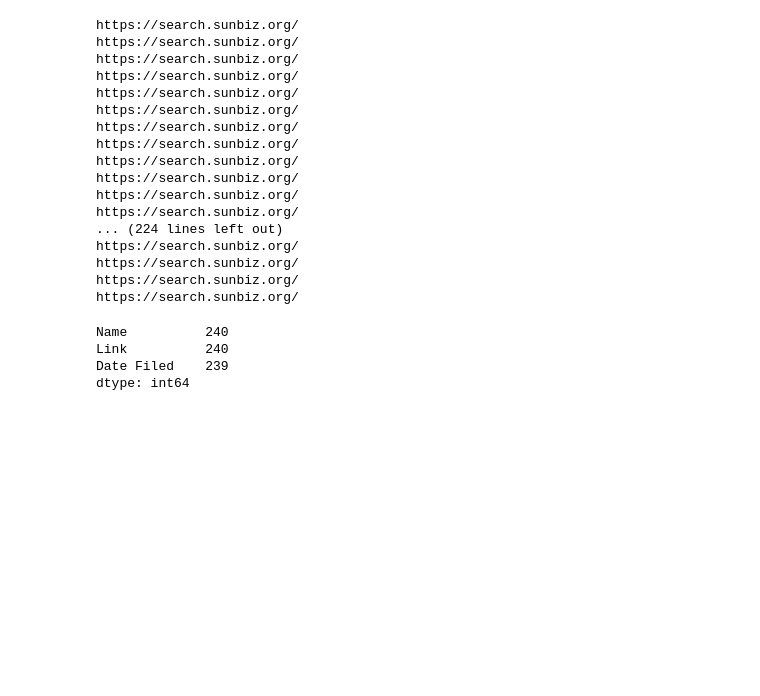
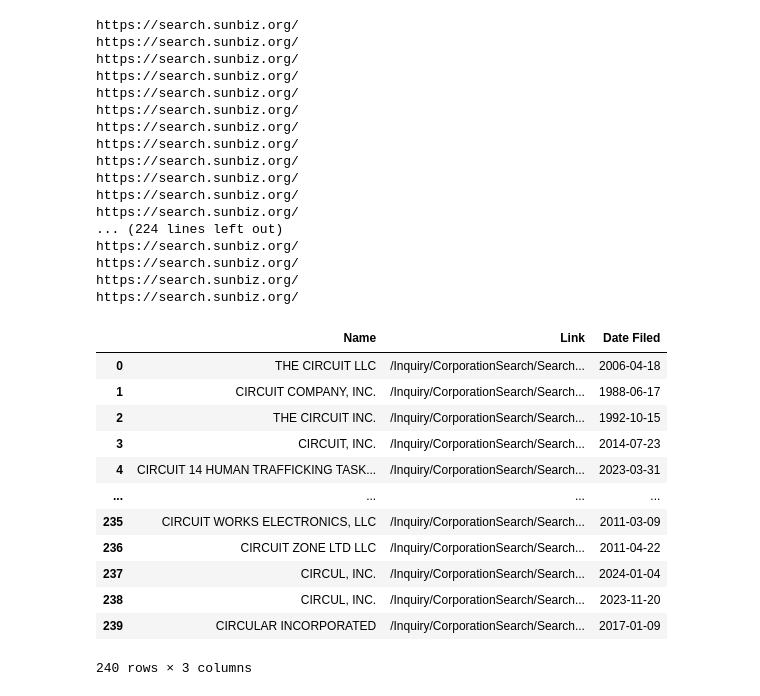
Before and after one commit to elee02/elpy, a Jupyter notebook: Py/upwork_comissions/data_filed.ipynb, the cells around one changed output. Saved outputs shown, nothing was run; the diff lists cells and outputs as text; code cells hidden in the pictures; blank space fills up the shorter version.

```diff
--- a/Py/upwork_comissions/data_filed.ipynb
+++ b/Py/upwork_comissions/data_filed.ipynb
@@ -194,9 +194,21 @@ https://search.sunbiz.org/
 https://search.sunbiz.org/
 # %%
 namelink_dt = pd.DataFrame(names_and_links, columns = ['Name', 'Link', 'Date Filed'])
-namelink_dt.count()
+# namelink_dt.to_csv('namelink_dt.csv', index = False)
-# %% [output]
-Name          240
-Link          240
-Date Filed    239
-dtype: int64
+# %%
+namelink_dt['Date Filed'] = pd.to_datetime(namelink_dt['Date Filed'])
+namelink_dt
+# %% [output]
+|  | Name | Link | Date Filed |
+| 0 | THE CIRCUIT LLC | /Inquiry/CorporationSearch/Search... | 2006-04-18 |
+| 1 | CIRCUIT COMPANY, INC. | /Inquiry/CorporationSearch/Search... | 1988-06-17 |
+| 2 | THE CIRCUIT INC. | /Inquiry/CorporationSearch/Search... | 1992-10-15 |
+| 3 | CIRCUIT, INC. | /Inquiry/CorporationSearch/Search... | 2014-07-23 |
+| 4 | CIRCUIT 14 HUMAN TRAFFICKING TASK... | /Inquiry/CorporationSearch/Search... | 2023-03-31 |
+| ... | ... | ... | ... |
+| 235 | CIRCUIT WORKS ELECTRONICS, LLC | /Inquiry/CorporationSearch/Search... | 2011-03-09 |
+| 236 | CIRCUIT ZONE LTD LLC | /Inquiry/CorporationSearch/Search... | 2011-04-22 |
+| 237 | CIRCUL, INC. | /Inquiry/CorporationSearch/Search... | 2024-01-04 |
+| 238 | CIRCUL, INC. | /Inquiry/CorporationSearch/Search... | 2023-11-20 |
+| 239 | CIRCULAR INCORPORATED | /Inquiry/CorporationSearch/Search... | 2017-01-09 |
+240 rows × 3 columns
```
Also changed, not shown: parts of 1 cell of this notebook, 2 other files.
